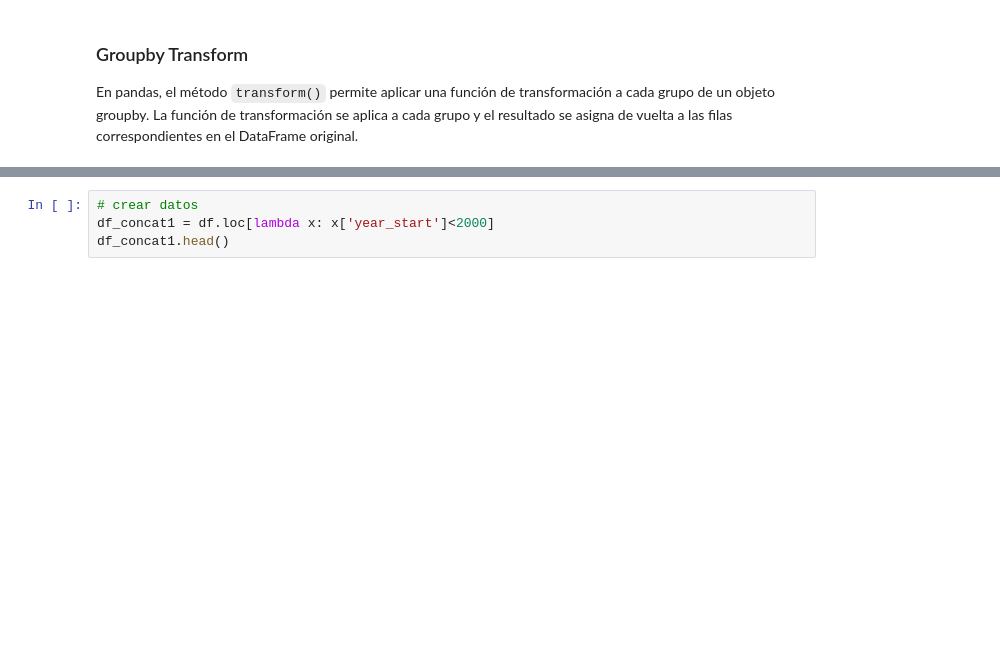
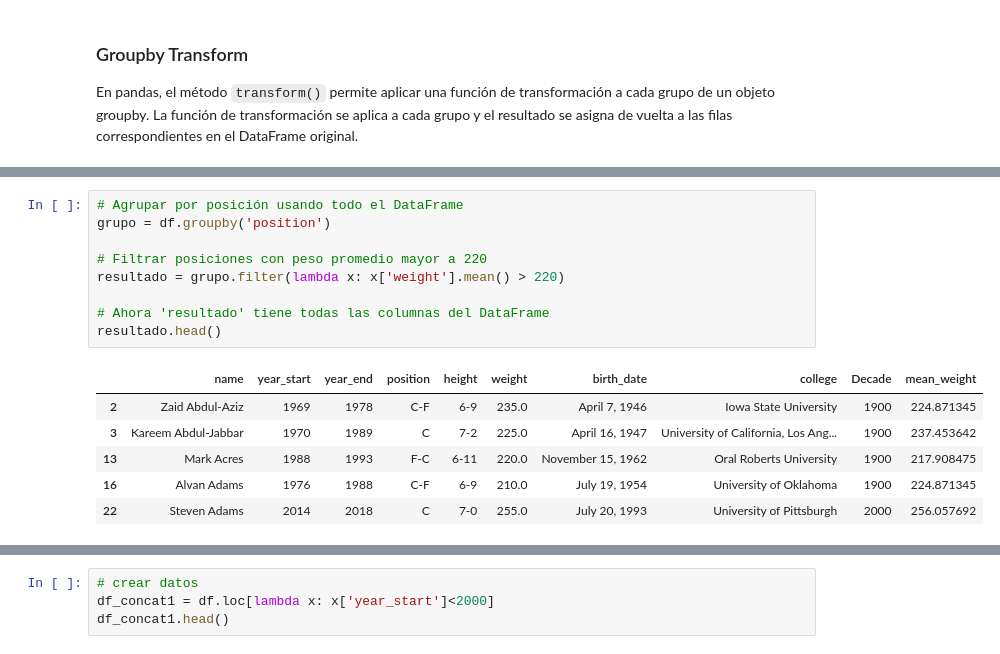
Before and after one commit to fralfaro/MAT306, a Jupyter notebook: docs/lectures/data_manipulation/pd_01b.ipynb, the cells around one changed output, grey strips where cells are left out. Drawn from its saved outputs; the diff is of its cells as text; blank space fills up the shorter version.

```diff
--- a/docs/lectures/data_manipulation/pd_01b.ipynb
+++ b/docs/lectures/data_manipulation/pd_01b.ipynb
@@ -150,3 +145,19 @@ df.head()
+# %%
+# Agrupar por posición usando todo el DataFrame
+grupo = df.groupby('position')
+
+# Filtrar posiciones con peso promedio mayor a 220
+resultado = grupo.filter(lambda x: x['weight'].mean() > 220)
+
+# Ahora 'resultado' tiene todas las columnas del DataFrame
+resultado.head()
+# %% [output]
+|  | name | year_start | year_end | position | height | weight | birth_date | college | Decade | mean_weight |
+| 2 | Zaid Abdul-Aziz | 1969 | 1978 | C-F | 6-9 | 235.0 | April 7, 1946 | Iowa State University | 1900 | 224.871345 |
+| 3 | Kareem Abdul-Jabbar | 1970 | 1989 | C | 7-2 | 225.0 | April 16, 1947 | University of California, Los Ang... | 1900 | 237.453642 |
+| 13 | Mark Acres | 1988 | 1993 | F-C | 6-11 | 220.0 | November 15, 1962 | Oral Roberts University | 1900 | 217.908475 |
+| 16 | Alvan Adams | 1976 | 1988 | C-F | 6-9 | 210.0 | July 19, 1954 | University of Oklahoma | 1900 | 224.871345 |
+| 22 | Steven Adams | 2014 | 2018 | C | 7-0 | 255.0 | July 20, 1993 | University of Pittsburgh | 2000 | 256.057692 |
 # %% [markdown]
 ## Concat
 
```
Also changed, not shown: parts of 30 cells of this notebook.
